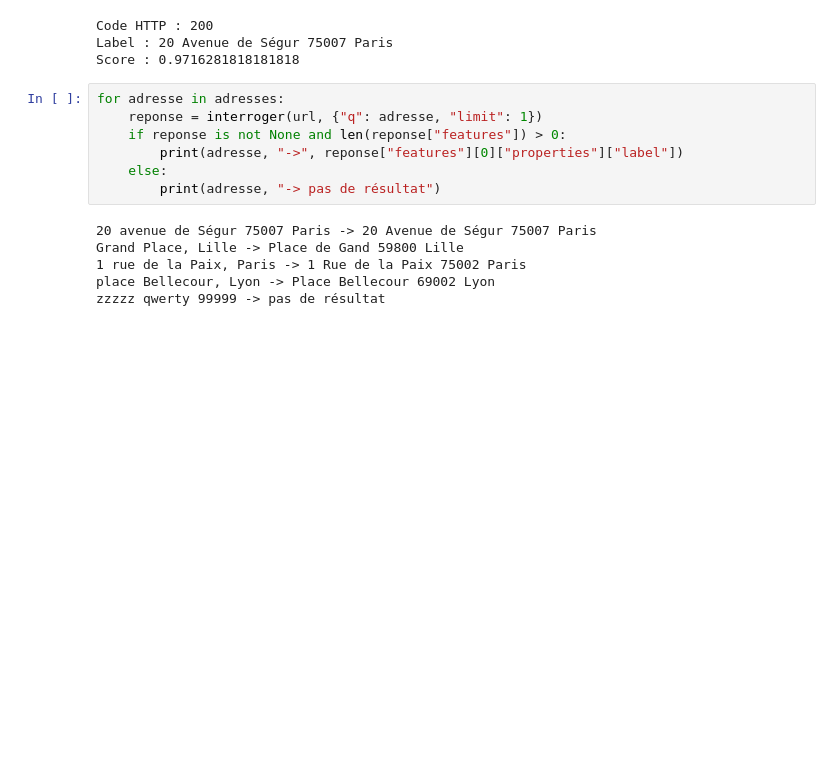
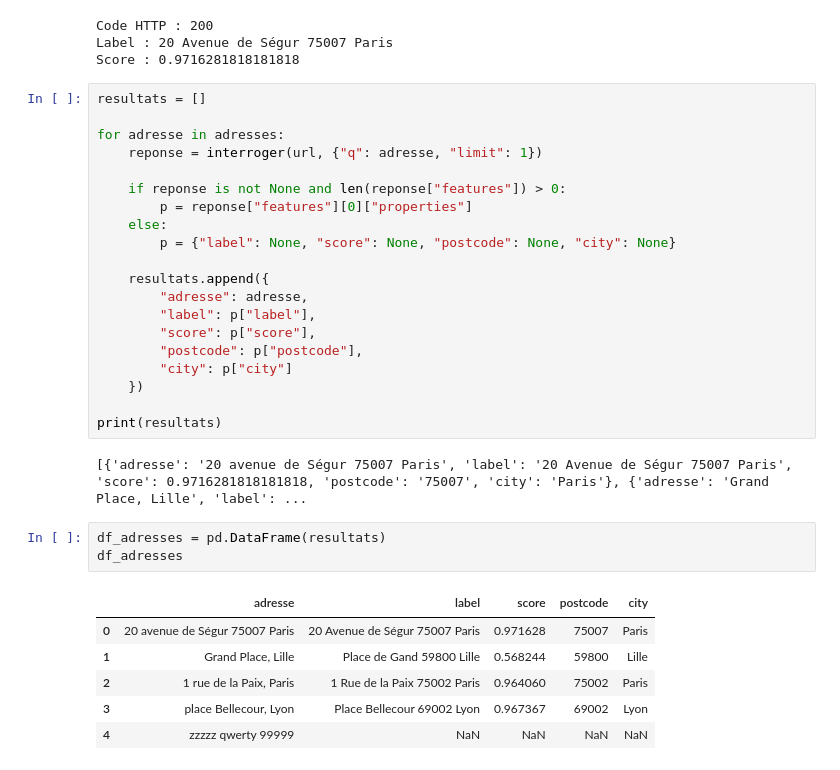
Before and after one commit to JulienLecomteGit/json-api-geocodage, a Jupyter notebook: notebooks/quete_json_api.ipynb, the cells around one changed output. Saved outputs shown, nothing was run; the diff lists cells and outputs as text; blank space fills up the shorter version.

```diff
--- a/notebooks/quete_json_api.ipynb
+++ b/notebooks/quete_json_api.ipynb
@@ -268,15 +268,34 @@ Code HTTP : 200
 Label : 20 Avenue de Ségur 75007 Paris
 Score : 0.9716281818181818
 # %%
+resultats = []
+
 for adresse in adresses:
     reponse = interroger(url, {"q": adresse, "limit": 1})
+
     if reponse is not None and len(reponse["features"]) > 0:
-        print(adresse, "->", reponse["features"][0]["properties"]["label"])
+        p = reponse["features"][0]["properties"]
     else:
-        print(adresse, "-> pas de résultat")
+        p = {"label": None, "score": None, "postcode": None, "city": None}
+
+    resultats.append({
+        "adresse": adresse,
+        "label": p["label"],
+        "score": p["score"],
+        "postcode": p["postcode"],
+        "city": p["city"]
+    })
+
+print(resultats)
 # %% [output]
-20 avenue de Ségur 75007 Paris -> 20 Avenue de Ségur 75007 Paris
-Grand Place, Lille -> Place de Gand 59800 Lille
-1 rue de la Paix, Paris -> 1 Rue de la Paix 75002 Paris
-place Bellecour, Lyon -> Place Bellecour 69002 Lyon
-zzzzz qwerty 99999 -> pas de résultat
+[{'adresse': '20 avenue de Ségur 75007 Paris', 'label': '20 Avenue de Ségur 75007 Paris', 'score': 0.9716281818181818, 'postcode': '75007', 'city': 'Paris'}, {'adresse': 'Grand Place, Lille', 'label': ...
+# %%
+df_adresses = pd.DataFrame(resultats)
+df_adresses
+# %% [output]
+|  | adresse | label | score | postcode | city |
+| 0 | 20 avenue de Ségur 75007 Paris | 20 Avenue de Ségur 75007 Paris | 0.971628 | 75007 | Paris |
+| 1 | Grand Place, Lille | Place de Gand 59800 Lille | 0.568244 | 59800 | Lille |
+| 2 | 1 rue de la Paix, Paris | 1 Rue de la Paix 75002 Paris | 0.964060 | 75002 | Paris |
+| 3 | place Bellecour, Lyon | Place Bellecour 69002 Lyon | 0.967367 | 69002 | Lyon |
+| 4 | zzzzz qwerty 99999 | NaN | NaN | NaN | NaN |
```
Also changed, not shown: parts of 25 cells of this notebook, 1 other file.
